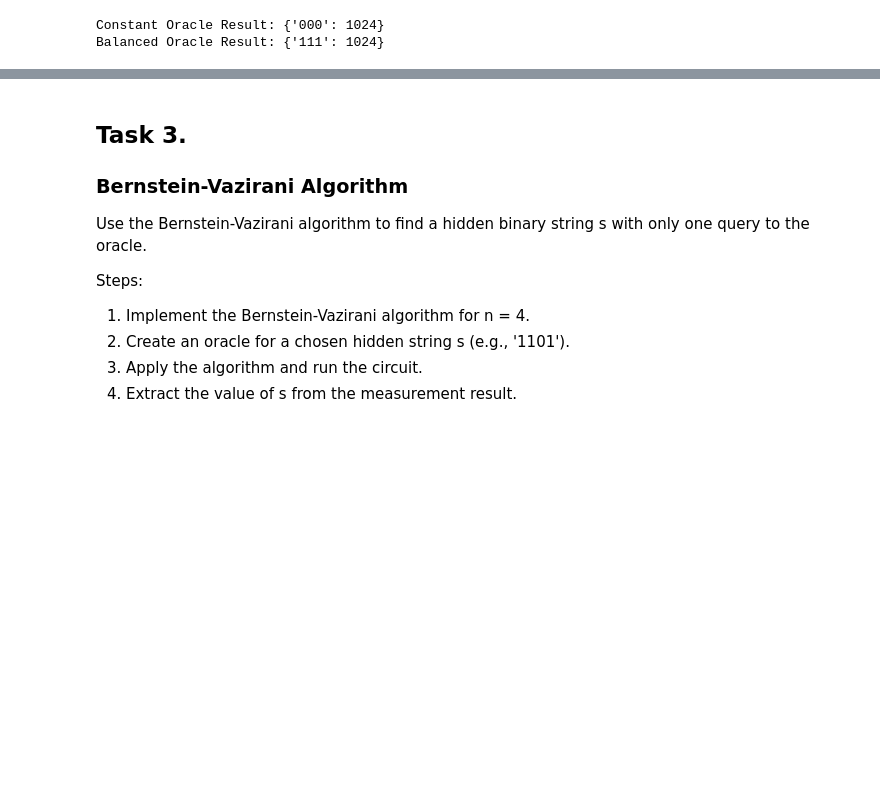
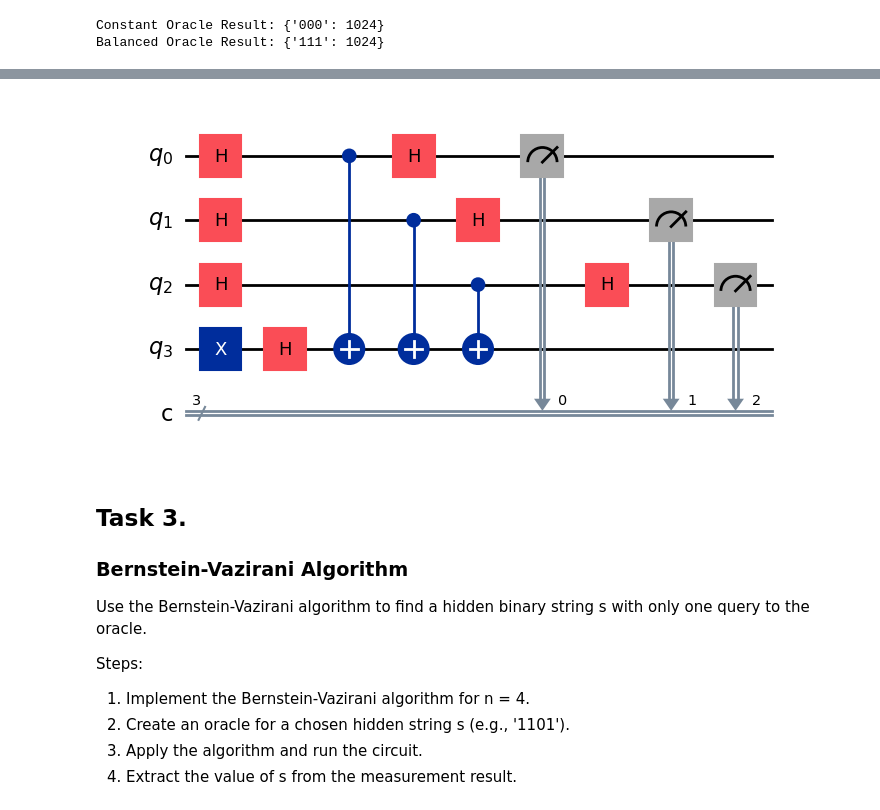
Before and after one commit to MisterRus01/AbstractFactoryDZ, a Jupyter notebook: lab2_basicquantumcomputingalgorithms.ipynb, the cells around one changed output, grey strips where cells are left out. Saved outputs shown, nothing was run; the diff lists cells and outputs as text; code cells hidden in the pictures; blank space fills up the shorter version.

```diff
--- a/lab2_basicquantumcomputingalgorithms.ipynb
+++ b/lab2_basicquantumcomputingalgorithms.ipynb
@@ -1794,3 +1794,7 @@ Balanced Oracle Result: {'111': 1024}
+# %%
+balanced_qc.draw(output = 'mpl')
+# %% [output]
+[figure, added]
 # %% [markdown]
 ## Task 3.
 
```
Also changed, not shown: parts of 10 cells of this notebook.
